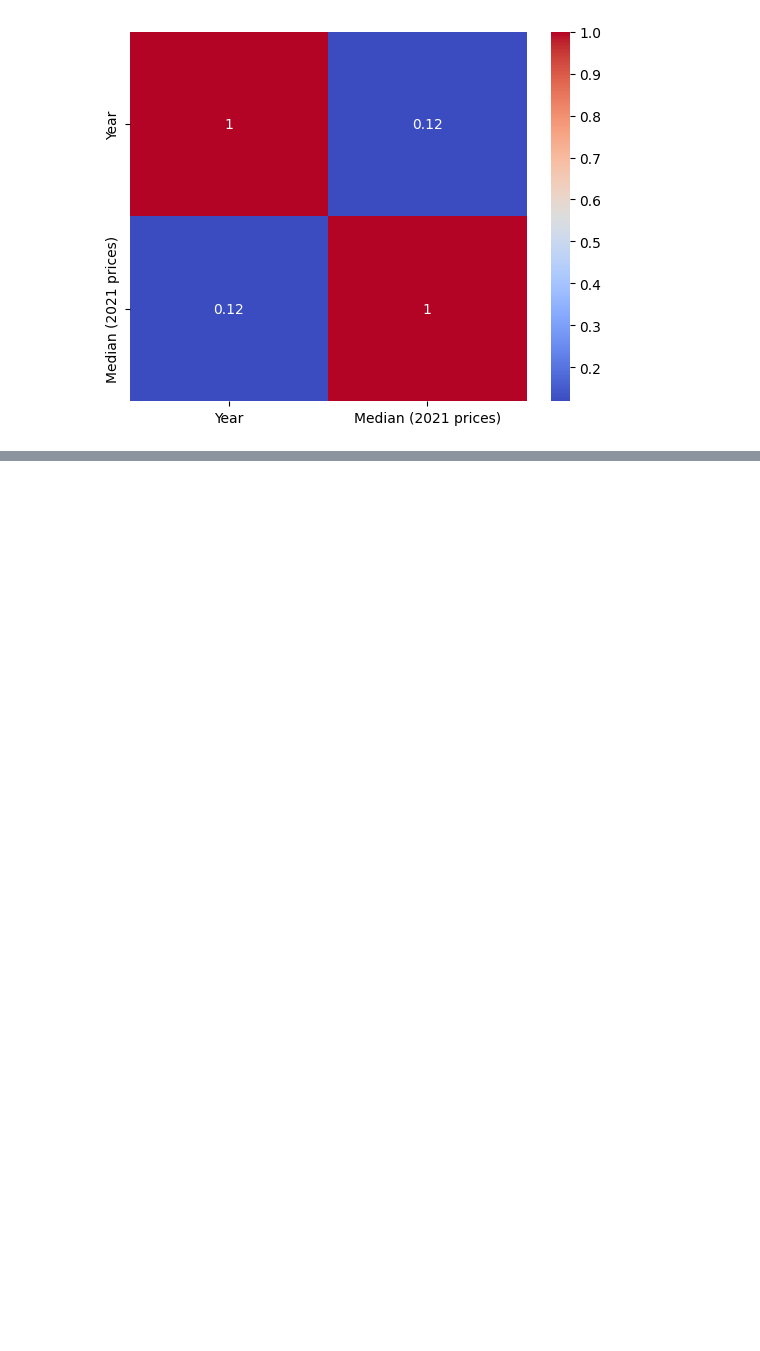
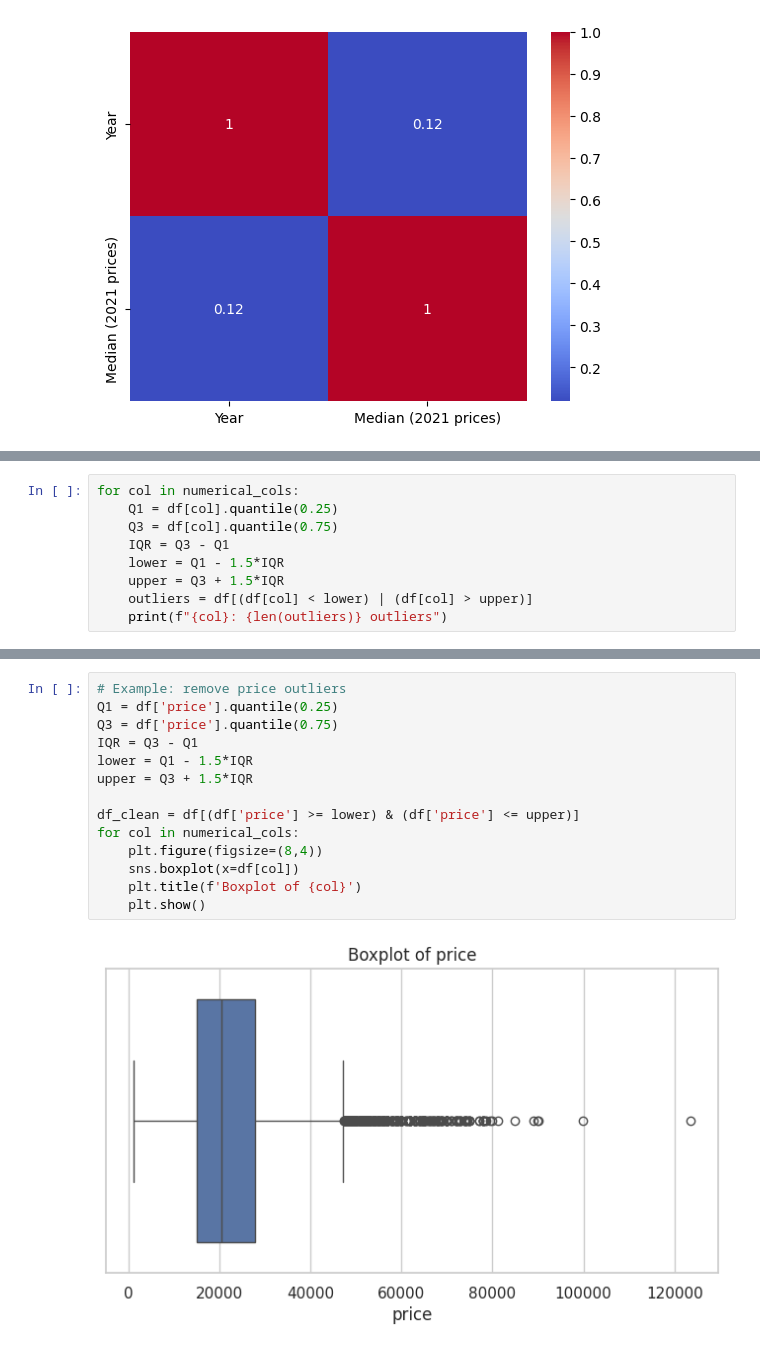
Before and after one commit to AnkanWork1/Training, a Jupyter notebook: WEEK 6/ml-project/notebooks/EDA.ipynb, the cells around one changed output, grey strips where cells are left out. Drawn from its saved outputs; the diff is of its cells as text; blank space fills up the shorter version.

```diff
--- a/WEEK 6/ml-project/notebooks/EDA.ipynb
+++ b/WEEK 6/ml-project/notebooks/EDA.ipynb
@@ -37,0 +147,9 @@ sns.heatmap(numeric_df.corr(), annot=True, cmap="coolwarm")
+# %%
+for col in numerical_cols:
+    Q1 = df[col].quantile(0.25)
+    Q3 = df[col].quantile(0.75)
+    IQR = Q3 - Q1
+    lower = Q1 - 1.5*IQR
+    upper = Q3 + 1.5*IQR
+    outliers = df[(df[col] < lower) | (df[col] > upper)]
+    print(f"{col}: {len(outliers)} outliers")
@@ -37,0 +171,16 @@ sns.heatmap(numeric_df.corr(), annot=True, cmap="coolwarm")
+# %%
+# Example: remove price outliers
+Q1 = df['price'].quantile(0.25)
+Q3 = df['price'].quantile(0.75)
+IQR = Q3 - Q1
+lower = Q1 - 1.5*IQR
+upper = Q3 + 1.5*IQR
+
+df_clean = df[(df['price'] >= lower) & (df['price'] <= upper)]
+for col in numerical_cols:
+    plt.figure(figsize=(8,4))
+    sns.boxplot(x=df[col])
+    plt.title(f'Boxplot of {col}')
+    plt.show()
+# %% [output]
+[figure, added]
```
Also changed, not shown: parts of 15 cells of this notebook, 11 other files.
